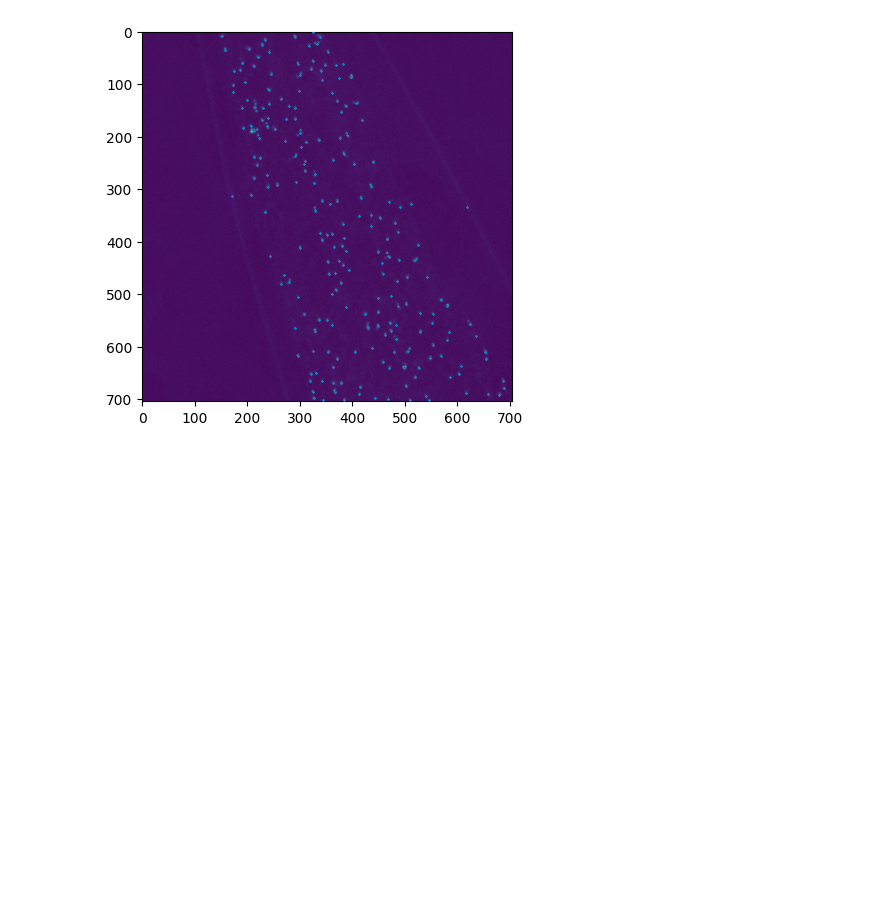
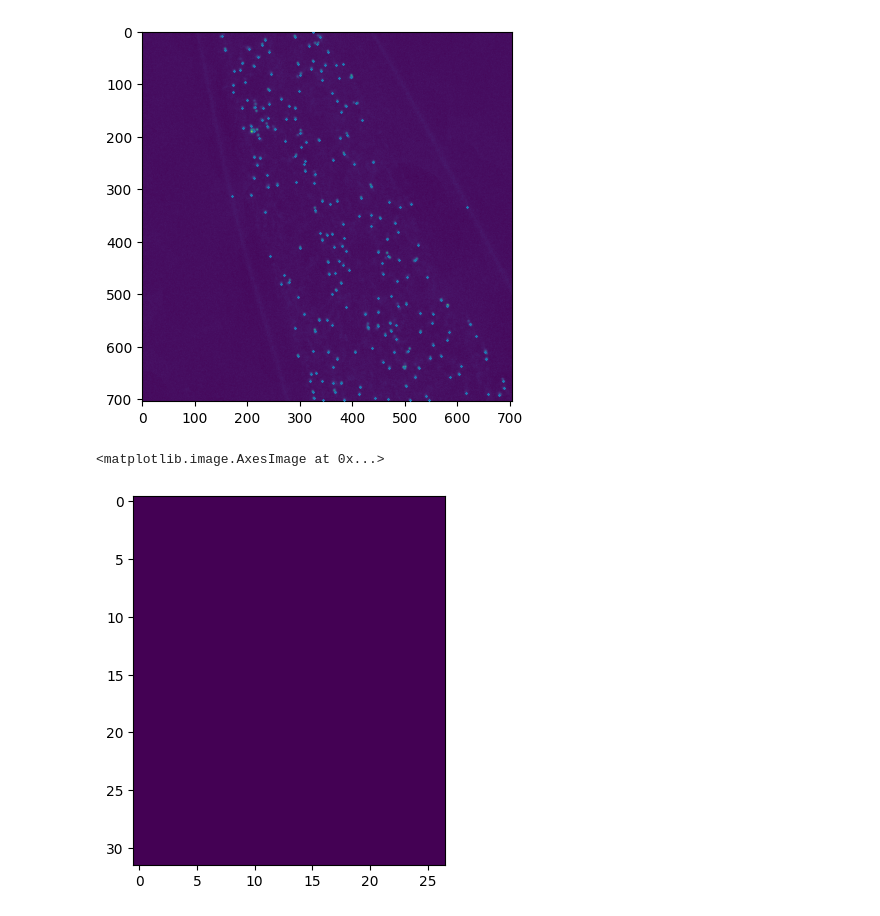
Before and after one commit to vaioic/OIC-201_Analyzing_mito_content_mtDNA, a Jupyter notebook: analyze_images.ipynb, the cells around one changed output. Cells and saved outputs as stored; diff of their text form; code cells hidden in the pictures; blank space fills up the shorter version.

Commit message:
Added script to plot histograms

```diff
--- a/analyze_images.ipynb
+++ b/analyze_images.ipynb
@@ -187,3 +187,12 @@ plt.scatter(data_table["Centroid-1"], data_table["Centroid-0"], s=1, zorder=3, m
 plt.show()
 # %% [output]
 [figure]
+# %%
+mask = skimage.io.imread("..\\data\\qupath_test\\export\\D1A_rep 1.nd2 - D1A_rep 1.nd2 (series 1)\\Region 1.png")
+mask = skimage.color.rgb2gray(mask)
+mask = mask > 0
+
+plt.imshow(mask)
+# %% [output]
+<matplotlib.image.AxesImage at 0x...>
+[figure, added]
```
Also changed, not shown: parts of 2 cells of this notebook, 2 other files.
